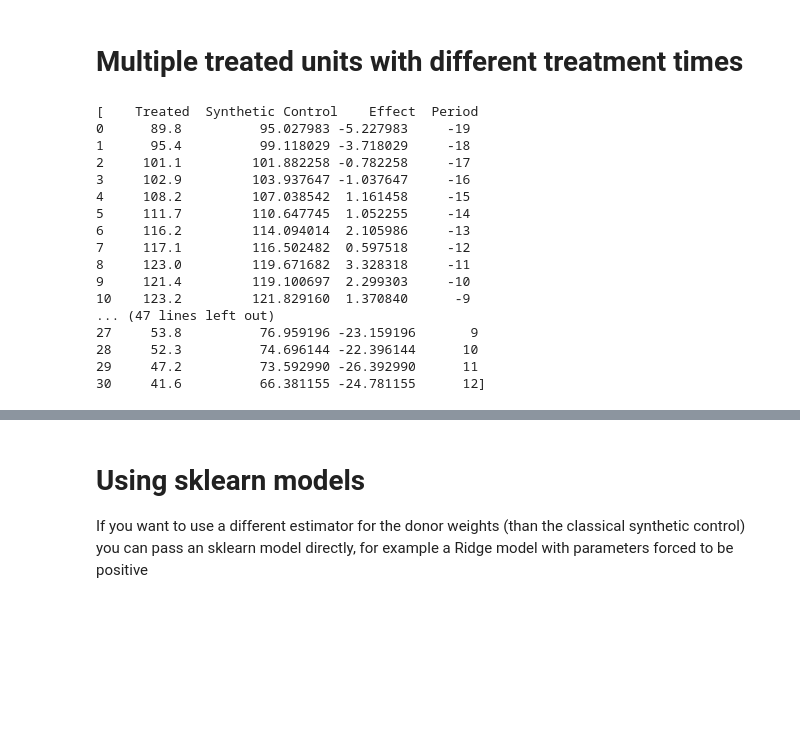
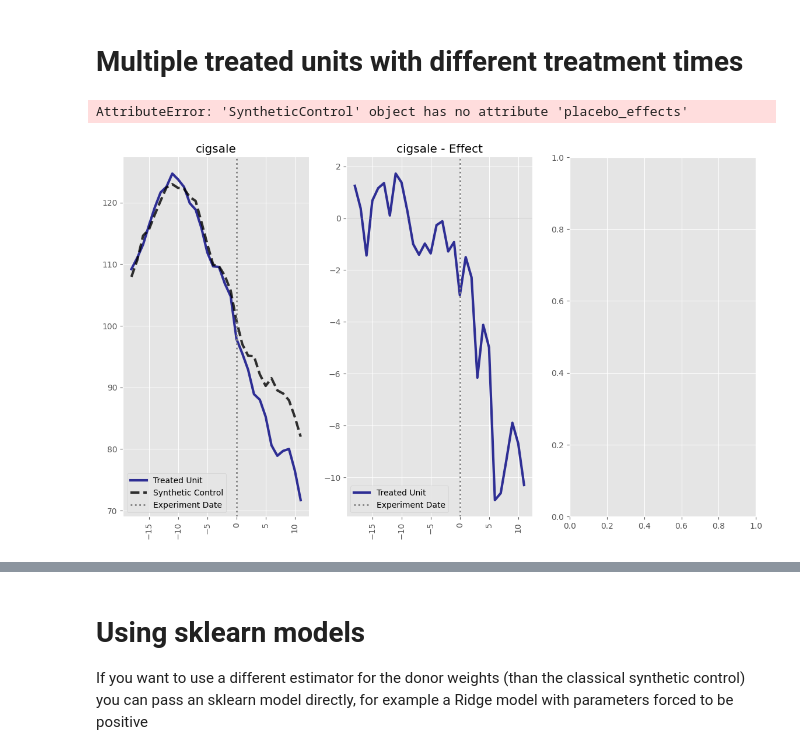
Before and after one commit to fhauschultz/causal-inference, a Jupyter notebook: examples/example.ipynb, the cells around one changed output, grey strips where cells are left out. Cells and saved outputs as stored; diff of their text form; code cells hidden in the pictures; blank space fills up the shorter version.

```diff
--- a/examples/example.ipynb
+++ b/examples/example.ipynb
@@ -80,36 +80,21 @@ multiple_treatments_data.loc[(multiple_treatments_data['state'] == "Alabama") &
 # %%
 synthetic_control_multi = causal_inference.SyntheticControl(
         data=multiple_treatments_data,
         unit_col="state",
         time_col="year",
         value_col="cigsale",
         treatment = 'status',
         covariates=["retprice"],
         matplotlib_style='ggplot',
         matplotlib_theme_color ='navy',
     )
 
 
 synthetic_control_multi.fit(significance_level=10)
-#synthetic_control_multi.plot(layout='row')
+synthetic_control_multi.plot(layout='row')
 # %% [output]
-[    Treated  Synthetic Control    Effect  Period
-0      89.8          95.027983 -5.227983     -19
-1      95.4          99.118029 -3.718029     -18
-2     101.1         101.882258 -0.782258     -17
-3     102.9         103.937647 -1.037647     -16
-4     108.2         107.038542  1.161458     -15
-5     111.7         110.647745  1.052255     -14
-6     116.2         114.094014  2.105986     -13
-7     117.1         116.502482  0.597518     -12
-8     123.0         119.671682  3.328318     -11
-9     121.4         119.100697  2.299303     -10
-10    123.2         121.829160  1.370840      -9
-... (47 lines left out)
-27     53.8          76.959196 -23.159196       9
-28     52.3          74.696144 -22.396144      10
-29     47.2          73.592990 -26.392990      11
-30     41.6          66.381155 -24.781155      12]
+AttributeError: 'SyntheticControl' object has no attribute 'placebo_effects'
+[figure, added]
 # %%
 synthetic_control_multi.results
 # %% [output]
```
Also changed, not shown: parts of 2 cells of this notebook.
